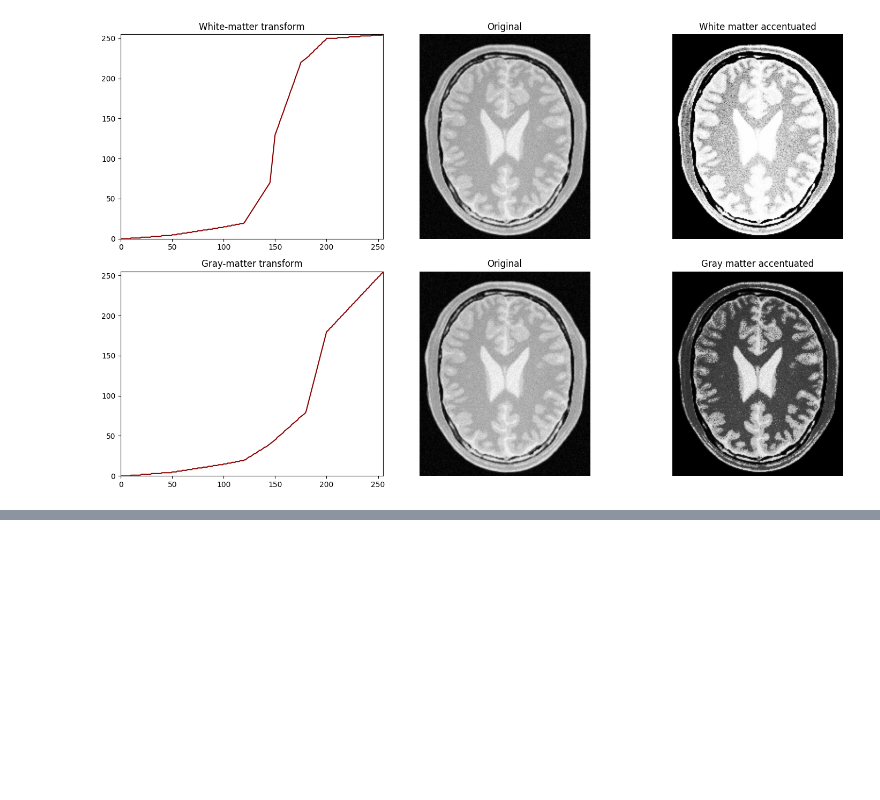
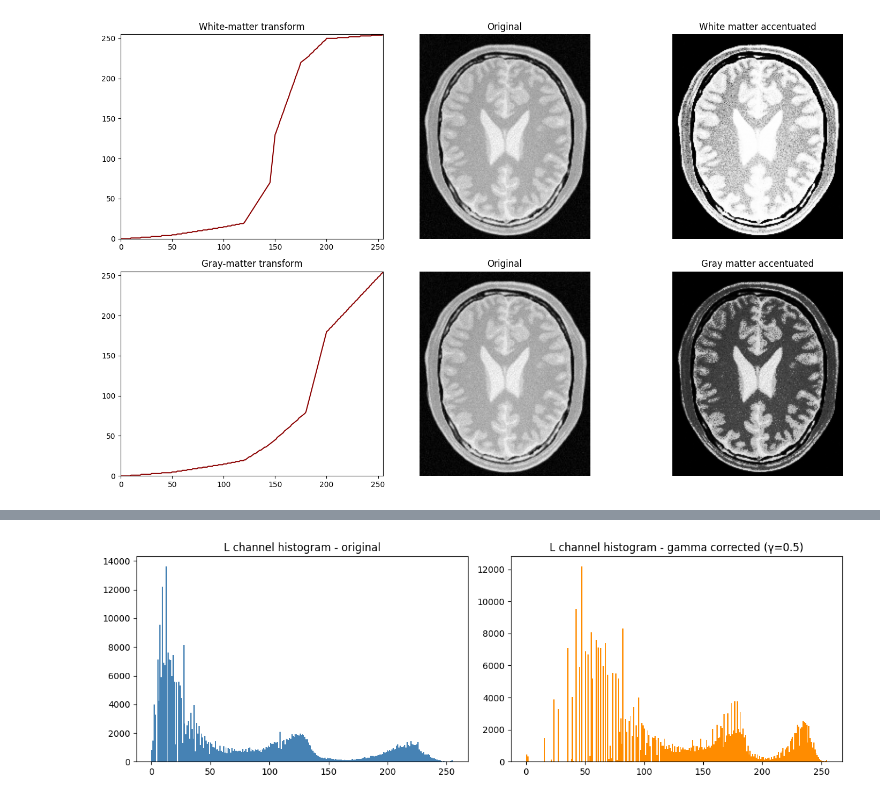
Before and after one commit to Gimadikaram/EN3160-Image-Processing-Assignment-1, a Jupyter notebook: assignment1.ipynb, the cells around one changed output, grey strips where cells are left out. Saved outputs shown, nothing was run; the diff lists cells and outputs as text; code cells hidden in the pictures; blank space fills up the shorter version.

```diff
--- a/assignment1.ipynb
+++ b/assignment1.ipynb
@@ -109,0 +132,12 @@ Smooth Ramps: Uses gradual transitions on either side of target bands to avoid h
+# %%
+L_before = cv2.cvtColor(img3, cv2.COLOR_BGR2LAB)[:, :, 0]
+L_after  = cv2.cvtColor(img3_gc, cv2.COLOR_BGR2LAB)[:, :, 0]
+
+fig, axes = plt.subplots(1, 2, figsize=(12, 4))
+axes[0].hist(L_before.ravel(), bins=256, range=(0, 255), color='steelblue')
+axes[0].set_title("L channel histogram - original")
+axes[1].hist(L_after.ravel(), bins=256, range=(0, 255), color='darkorange')
+axes[1].set_title(f"L channel histogram - gamma corrected (γ={gamma})")
+plt.tight_layout(); plt.show()
+# %% [output]
+[figure, added]
```
Also changed, not shown: parts of 18 cells of this notebook, 3 other files.
